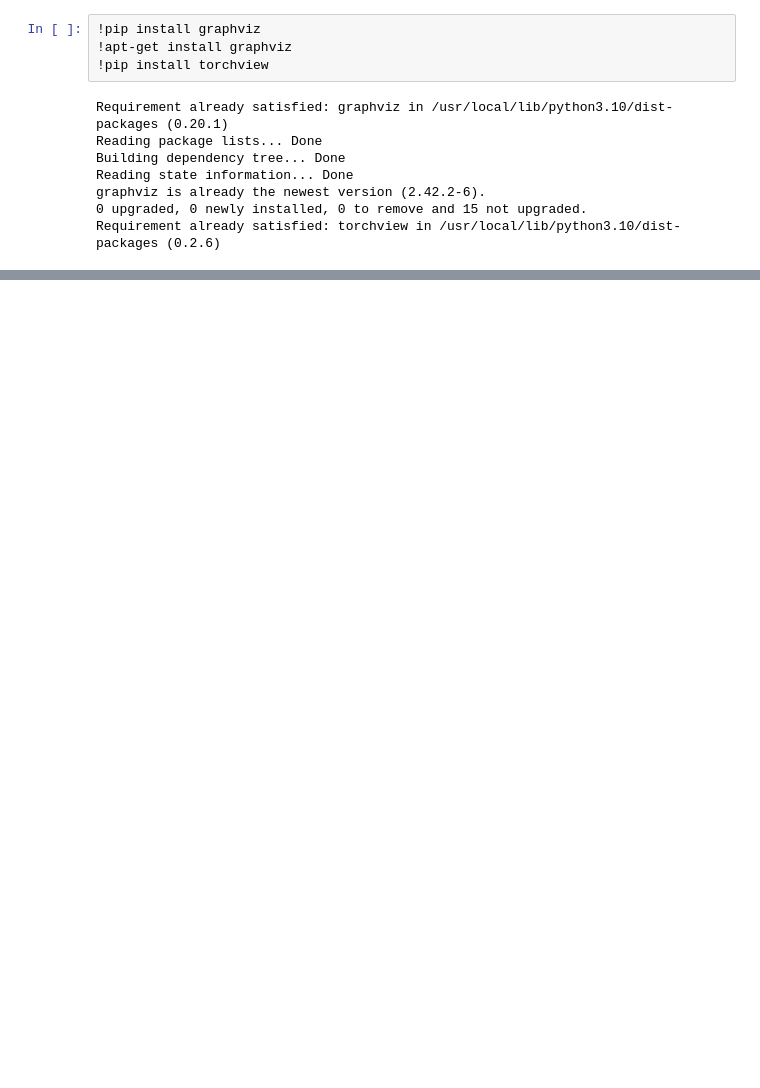
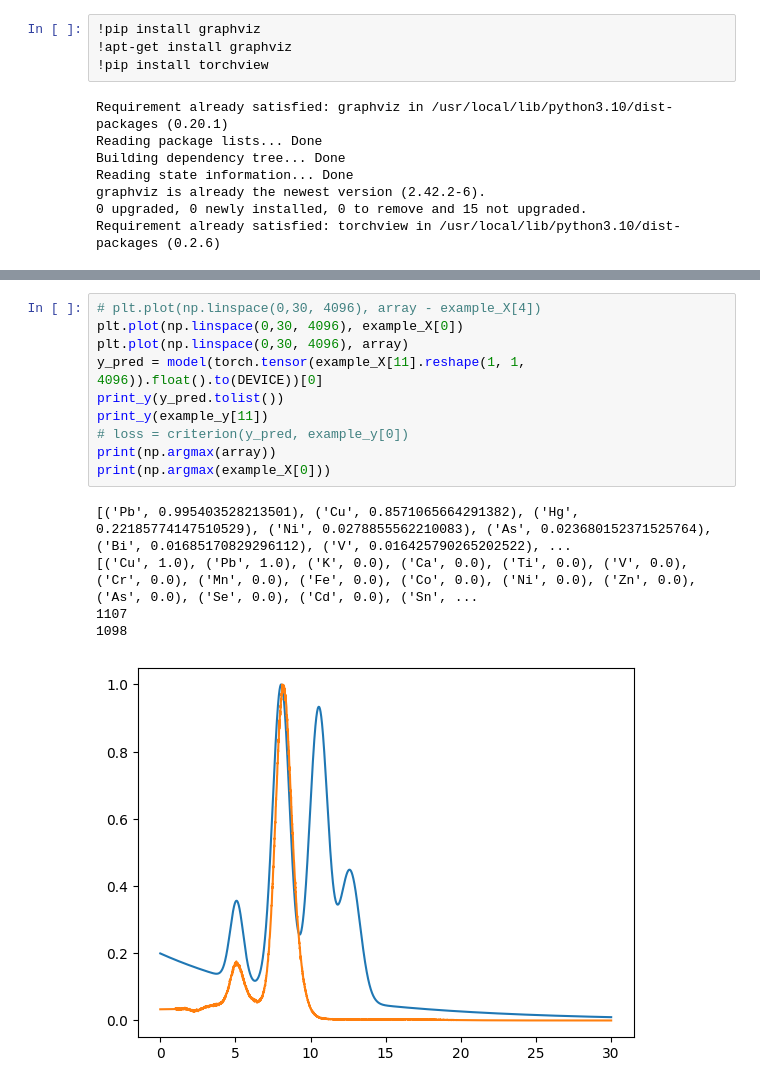
Before and after one commit to erzar0/1d-vit-for-classification-of-xrf-spectra, a Jupyter notebook: proof_of_concept.ipynb, the cells around one changed output, grey strips where cells are left out. Saved outputs shown, nothing was run; the diff lists cells and outputs as text; blank space fills up the shorter version.

```diff
--- a/proof_of_concept.ipynb
+++ b/proof_of_concept.ipynb
@@ -606,2 +705,18 @@ with torch.no_grad():
 1107
 [figure]
+# %%
+# plt.plot(np.linspace(0,30, 4096), array - example_X[4])
+plt.plot(np.linspace(0,30, 4096), example_X[0])
+plt.plot(np.linspace(0,30, 4096), array)
+y_pred = model(torch.tensor(example_X[11].reshape(1, 1, 4096)).float().to(DEVICE))[0]
+print_y(y_pred.tolist())
+print_y(example_y[11])
+# loss = criterion(y_pred, example_y[0])
+print(np.argmax(array))
+print(np.argmax(example_X[0]))
+# %% [output]
+[('Pb', 0.995403528213501), ('Cu', 0.8571065664291382), ('Hg', 0.22185774147510529), ('Ni', 0.0278855562210083), ('As', 0.023680152371525764), ('Bi', 0.01685170829296112), ('V', 0.016425790265202522), ...
+[('Cu', 1.0), ('Pb', 1.0), ('K', 0.0), ('Ca', 0.0), ('Ti', 0.0), ('V', 0.0), ('Cr', 0.0), ('Mn', 0.0), ('Fe', 0.0), ('Co', 0.0), ('Ni', 0.0), ('Zn', 0.0), ('As', 0.0), ('Se', 0.0), ('Cd', 0.0), ('Sn', ...
+1107
+1098
+[figure, added]
```
Also changed, not shown: parts of 11 cells of this notebook.
